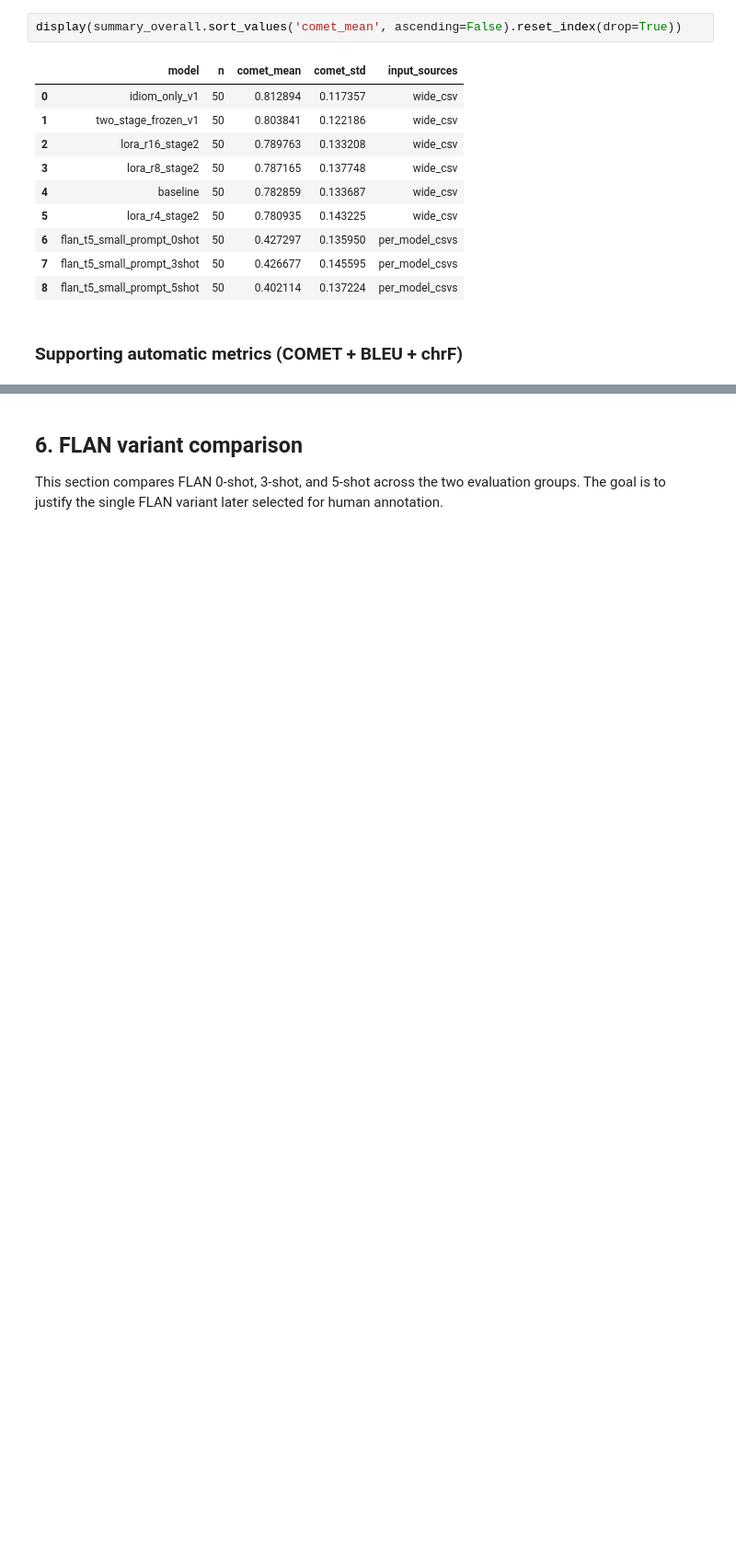
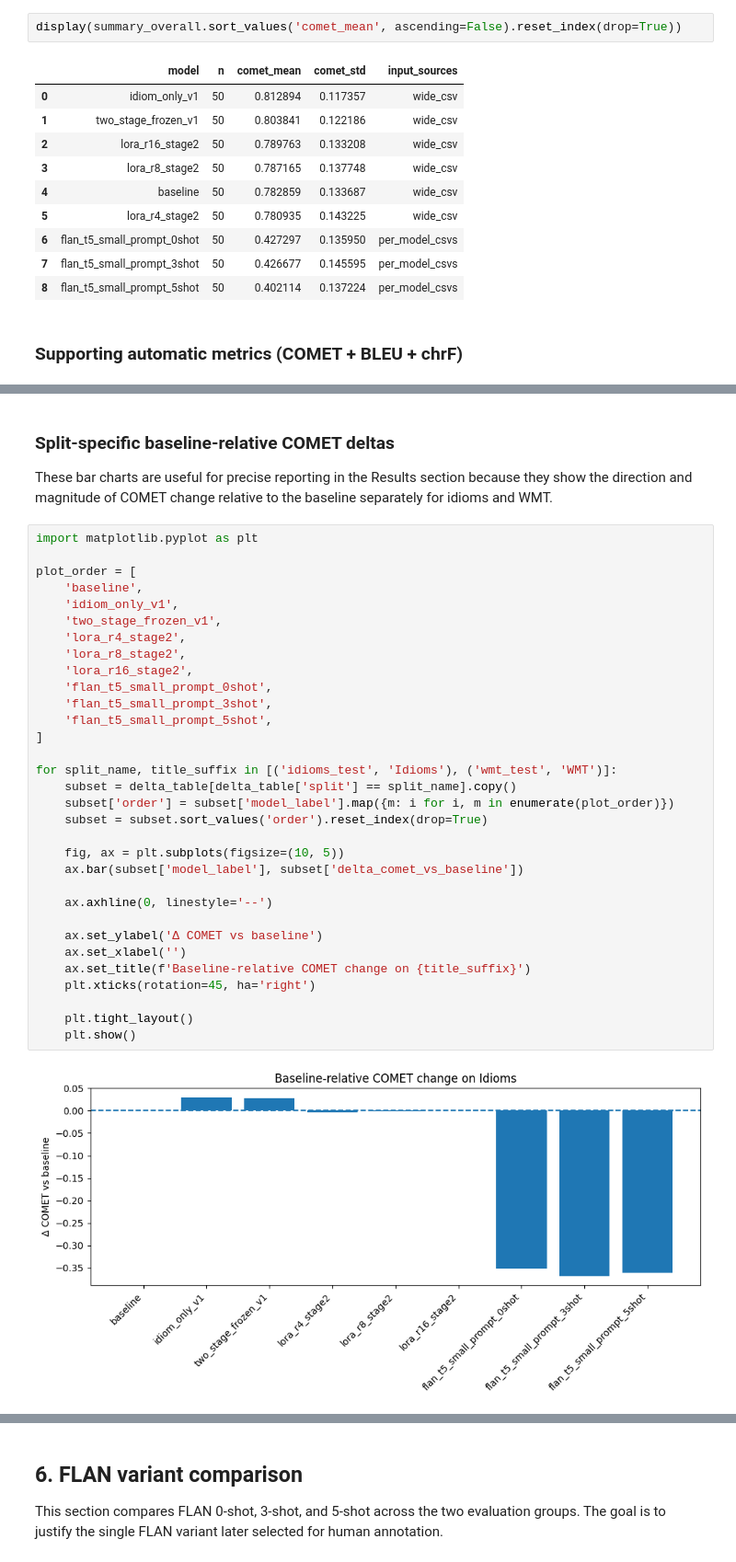
Before and after one commit to auntiepersilla/Idiom_Aware_MT_Finetuning_EN-DE, a Jupyter notebook: notebooks/11_analysis_comet_pipeline.ipynb, the cells around one changed output, grey strips where cells are left out. Shown at 92% size. Drawn from its saved outputs; the diff is of its cells as text; blank space fills up the shorter version.

```diff
--- a/notebooks/11_analysis_comet_pipeline.ipynb
+++ b/notebooks/11_analysis_comet_pipeline.ipynb
@@ -216,0 +383,38 @@ display(merged_metrics.sort_values(['split', 'comet_mean'], ascending=[True, Fal
+# %% [markdown]
+### Split-specific baseline-relative COMET deltas
+
+These bar charts are useful for precise reporting in the Results section because they show the direction and magnitude of COMET change relative to the baseline separately for idioms and WMT.
+# %%
+import matplotlib.pyplot as plt
+
+plot_order = [
+    'baseline',
+    'idiom_only_v1',
+    'two_stage_frozen_v1',
+    'lora_r4_stage2',
+    'lora_r8_stage2',
+    'lora_r16_stage2',
+    'flan_t5_small_prompt_0shot',
+    'flan_t5_small_prompt_3shot',
+    'flan_t5_small_prompt_5shot',
+]
+
+for split_name, title_suffix in [('idioms_test', 'Idioms'), ('wmt_test', 'WMT')]:
+    subset = delta_table[delta_table['split'] == split_name].copy()
+    subset['order'] = subset['model_label'].map({m: i for i, m in enumerate(plot_order)})
+    subset = subset.sort_values('order').reset_index(drop=True)
+
+    fig, ax = plt.subplots(figsize=(10, 5))
+    ax.bar(subset['model_label'], subset['delta_comet_vs_baseline'])
+
+    ax.axhline(0, linestyle='--')
+
+    ax.set_ylabel('Δ COMET vs baseline')
+    ax.set_xlabel('')
+    ax.set_title(f'Baseline-relative COMET change on {title_suffix}')
+    plt.xticks(rotation=45, ha='right')
+
+    plt.tight_layout()
+    plt.show()
+# %% [output]
+[figure, added]
```
Also changed, not shown: parts of 8 cells of this notebook.
